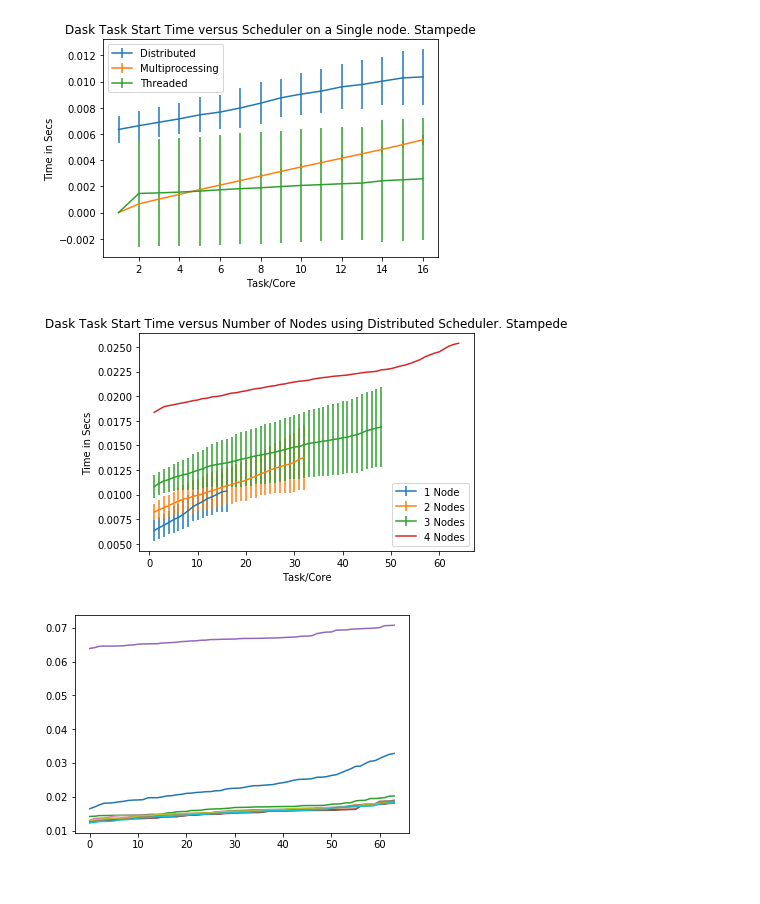
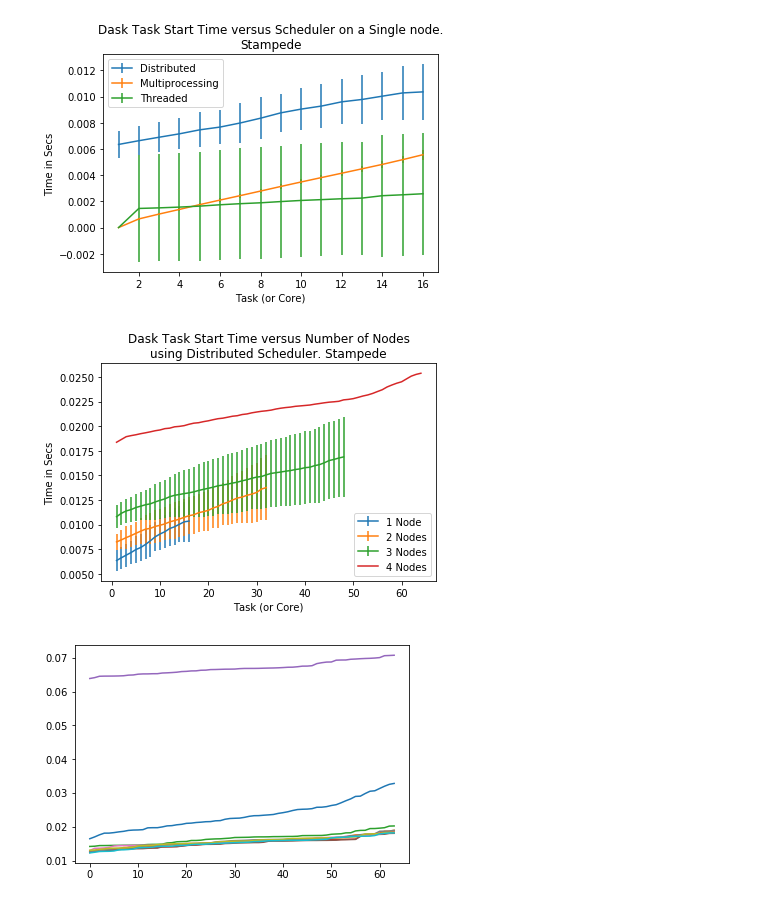
Before and after one commit to radical-experiments/midas_exps, a Jupyter notebook: dask/DaskAnalysisSingleNode.ipynb, the cells around one changed output. Cells and saved outputs as stored; diff of their text form; code cells hidden in the pictures.

Commit message:
Figure Updates

```diff
--- a/dask/DaskAnalysisSingleNode.ipynb
+++ b/dask/DaskAnalysisSingleNode.ipynb
@@ -82,26 +82,28 @@ distDelay_64=distDelay_64.reshape(10,64)
 # %%
 plt.errorbar(range(1,17),distDelay.mean(0),yerr=distDelay.std(0),label='Distributed')
 plt.errorbar(range(1,17),multiprocDelay.mean(0),yerr=multiprocDelay.std(0),label='Multiprocessing')
 plt.errorbar(range(1,17),threadedDelay.mean(0),yerr=threadedDelay.std(0),label='Threaded')
 plt.legend()
-plt.title('Dask Task Start Time versus Scheduler on a Single node. Stampede')
+plt.title('Dask Task Start Time versus Scheduler on a Single node.\nStampede')
 plt.ylabel('Time in Secs')
-plt.xlabel('Task/Core')
+plt.xlabel('Task (or Core)')
 plt.savefig('daskSchedulerDelaysSingleNode.pdf',dpi=800,bbox_inches='tight')
+plt.savefig('daskSchedulerDelaysSingleNode.png',dpi=800,bbox_inches='tight')
 # %% [output]
-[figure, old version]
+[figure, new version]
 # %%
 plt.errorbar(range(1,17),distDelay.mean(0),yerr=distDelay.std(0),label='1 Node')
 plt.errorbar(range(1,33),distDelay_32.mean(0),yerr=distDelay_32.std(0),label='2 Nodes')
 plt.errorbar(range(1,49),distDelay_48.mean(0),yerr=distDelay_48.std(0),label='3 Nodes')
 plt.errorbar(range(1,65),distDelay_64.mean(0),label='4 Nodes')
 plt.legend()
-plt.title('Dask Task Start Time versus Number of Nodes using Distributed Scheduler. Stampede')
+plt.title('Dask Task Start Time versus Number of Nodes\nusing Distributed Scheduler. Stampede')
 plt.ylabel('Time in Secs')
-plt.xlabel('Task/Core')
+plt.xlabel('Task (or Core)')
 plt.savefig('daskSchedulerDelaysvsNodes.pdf',dpi=800,bbox_inches='tight')
+plt.savefig('daskSchedulerDelaysvsNodes.png',dpi=800,bbox_inches='tight')
 # %% [output]
-[figure, old version]
+[figure, new version]
 # %%
 for i in range(0,10):
     plt.plot(distDelay_64[i,:])
```
Also changed, not shown: 24 other files.
